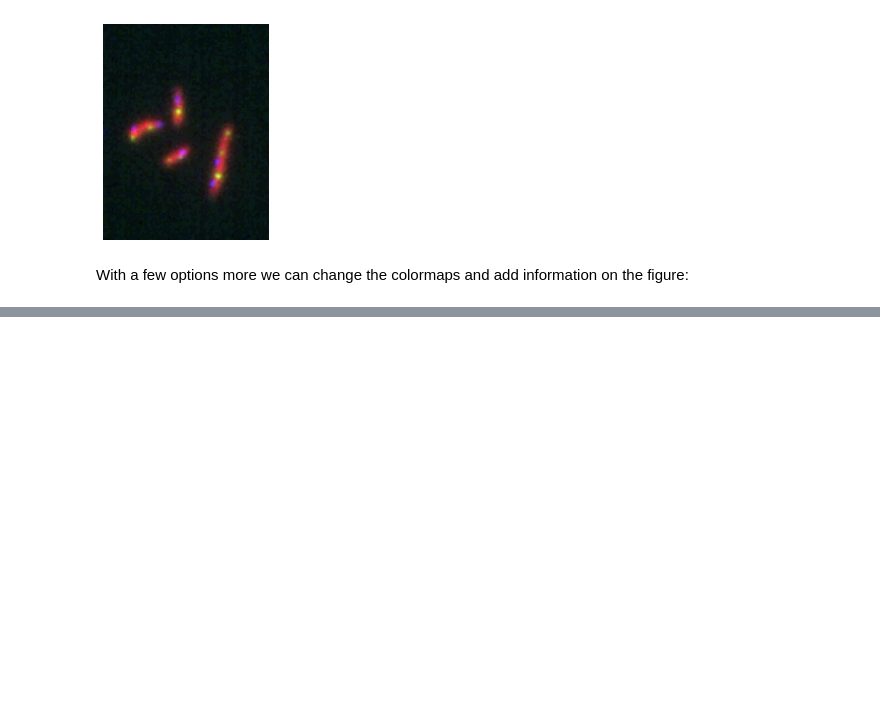
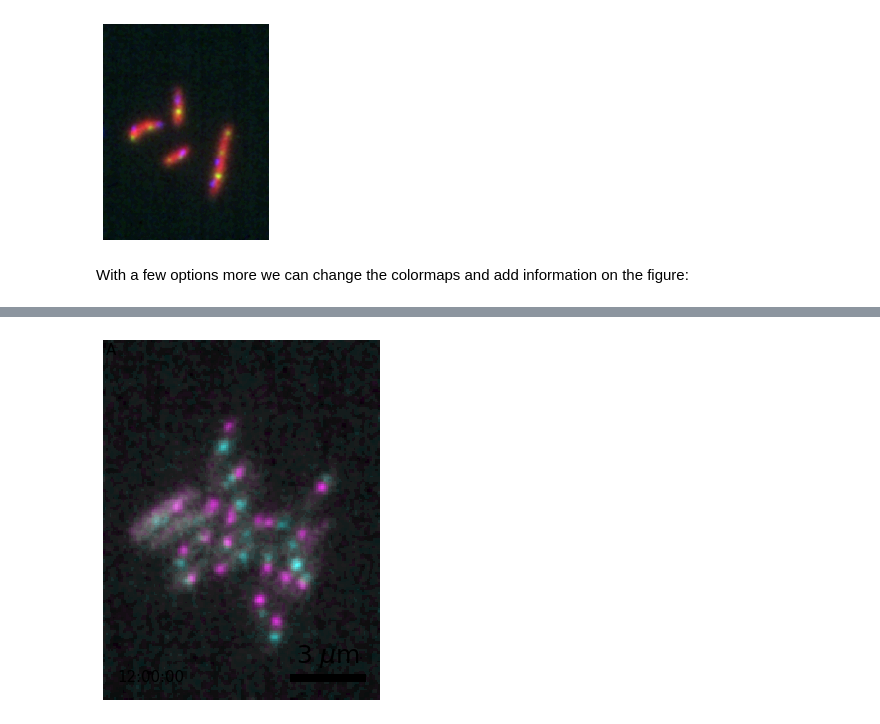
Before and after one commit to guiwitz/microfilm, a Jupyter notebook: docs/first_plot.ipynb, the cells around one changed output, grey strips where cells are left out. Cells and saved outputs as stored; diff of their text form; code cells hidden in the pictures; blank space fills up the shorter version.

```diff
--- a/docs/first_plot.ipynb
+++ b/docs/first_plot.ipynb
@@ -33,0 +70,8 @@ microfilm.microplot.microshow(image_t0, cmaps=['gray','pure_magenta','pure_cyan'
+# %%
+anim = Microanim(
+    image[[1,2],:, :,:], cmaps=['pure_cyan','pure_magenta'], flip_map=False, fig_scaling=5,
+    label_text='A', label_color='black',
+    unit='um', scalebar_unit_per_pix=0.065, scalebar_size_in_units=3, scalebar_color='black', scalebar_font_size=0.05)
+anim.add_time_stamp(unit='H', unit_per_frame=3, timestamp_color='black', location='lower-left')
+anim.save_movie('first_anim.mp4', quality=9)
+# %% [output]
@@ -33,0 +79 @@ microfilm.microplot.microshow(image_t0, cmaps=['gray','pure_magenta','pure_cyan'
+[figure, added]
```
Also changed, not shown: parts of 20 cells of this notebook, 2 other files.
